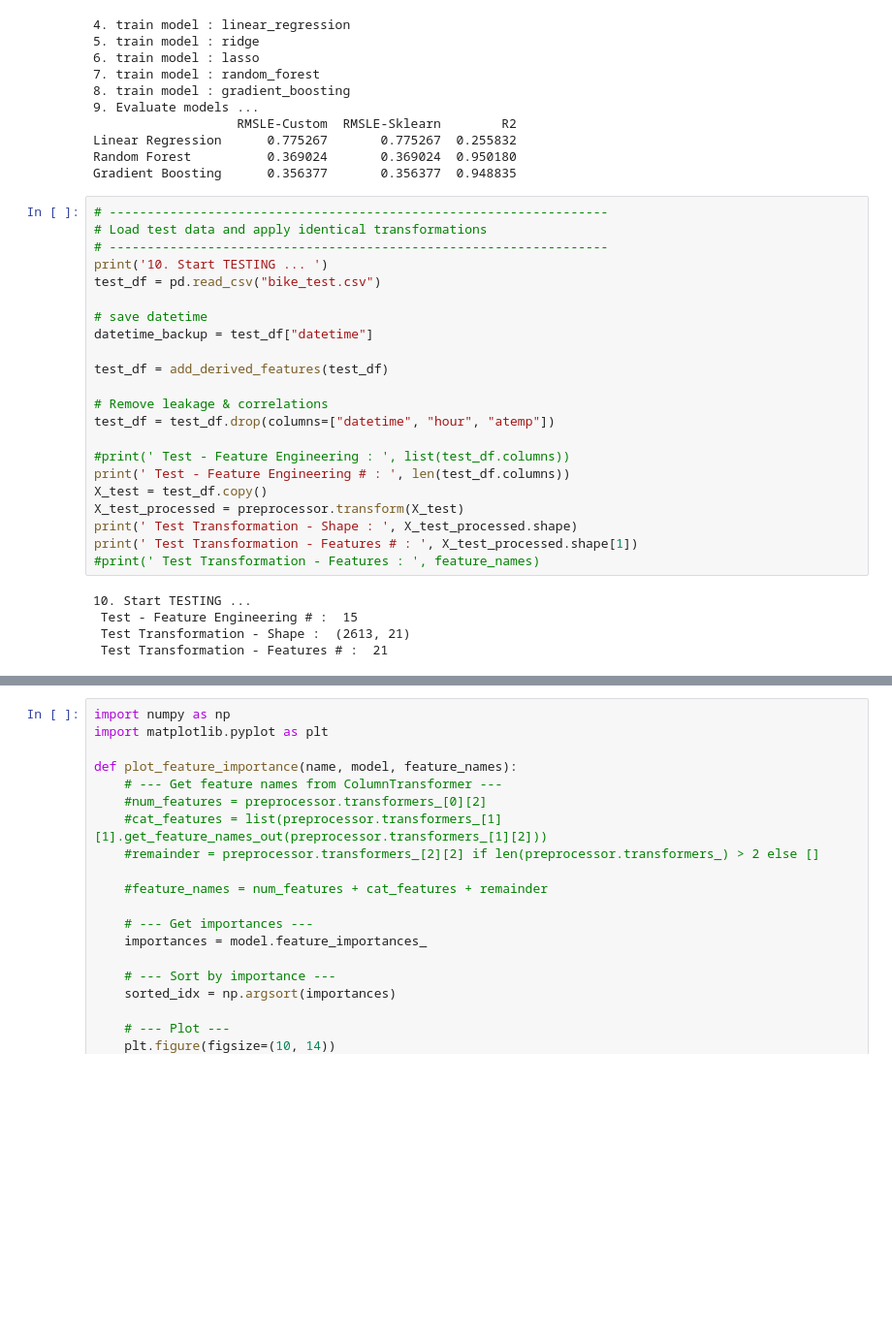
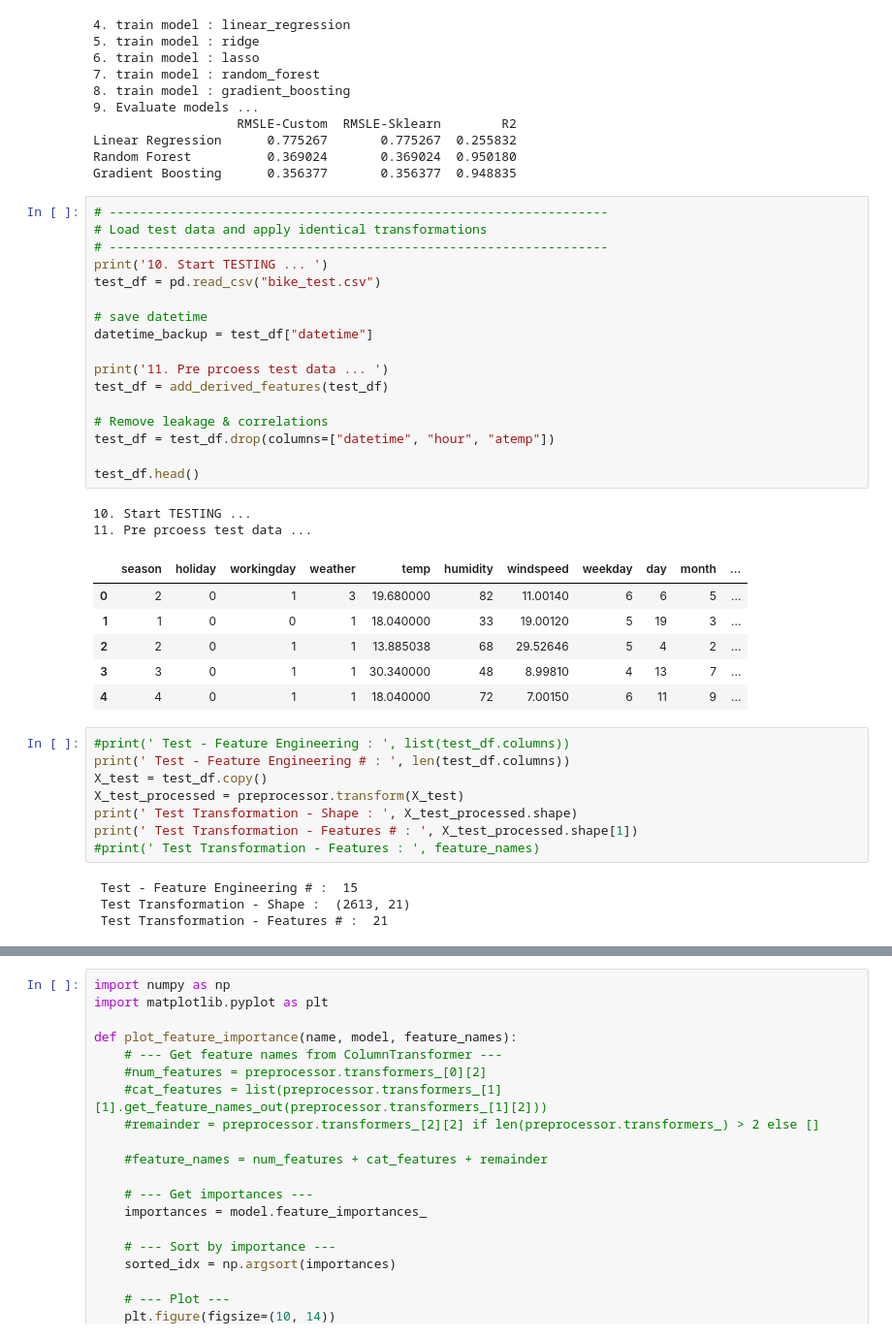
Before and after one commit to powarsg/bits_aiml, a Jupyter notebook: ML/1_Assignment/ML_Assignment1_2025AA05421.ipynb, the cells around one changed output, grey strips where cells are left out. Shown at 97% size. Cells and saved outputs as stored; diff of their text form; blank space fills up the shorter version.

```diff
--- a/ML/1_Assignment/ML_Assignment1_2025AA05421.ipynb
+++ b/ML/1_Assignment/ML_Assignment1_2025AA05421.ipynb
@@ -296,21 +305,33 @@ print(pd.DataFrame(results).T)
 Linear Regression      0.775267       0.775267  0.255832
 Random Forest          0.369024       0.369024  0.950180
 Gradient Boosting      0.356377       0.356377  0.948835
+# %%
+# ------------------------------------------------------------------
+# Load test data and apply identical transformations
+# ------------------------------------------------------------------
+print('10. Start TESTING ... ')
+test_df = pd.read_csv("bike_test.csv")
+
+# save datetime
+datetime_backup = test_df["datetime"]
+
+print('11. Pre prcoess test data ... ')
+test_df = add_derived_features(test_df)
+
+# Remove leakage & correlations
+test_df = test_df.drop(columns=["datetime", "hour", "atemp"])
+
+test_df.head()
+# %% [output]
+10. Start TESTING ...
+11. Pre prcoess test data ...
+|  | season | holiday | workingday | weather | temp | humidity | windspeed | weekday | day | month | ... |
+| 0 | 2 | 0 | 1 | 3 | 19.680000 | 82 | 11.00140 | 6 | 6 | 5 | ... |
+| 1 | 1 | 0 | 0 | 1 | 18.040000 | 33 | 19.00120 | 5 | 19 | 3 | ... |
+| 2 | 2 | 0 | 1 | 1 | 13.885038 | 68 | 29.52646 | 5 | 4 | 2 | ... |
+| 3 | 3 | 0 | 1 | 1 | 30.340000 | 48 | 8.99810 | 4 | 13 | 7 | ... |
+| 4 | 4 | 0 | 1 | 1 | 18.040000 | 72 | 7.00150 | 6 | 11 | 9 | ... |
 # %%
-# ------------------------------------------------------------------
-# Load test data and apply identical transformations
-# ------------------------------------------------------------------
-print('10. Start TESTING ... ')
-test_df = pd.read_csv("bike_test.csv")
-
-# save datetime
-datetime_backup = test_df["datetime"]
-
-test_df = add_derived_features(test_df)
-
-# Remove leakage & correlations
-test_df = test_df.drop(columns=["datetime", "hour", "atemp"])
-
 #print(' Test - Feature Engineering : ', list(test_df.columns))
 print(' Test - Feature Engineering # : ', len(test_df.columns))
 X_test = test_df.copy()
@@ -319,7 +340,6 @@ print(' Test Transformation - Shape : ', X_test_processed.shape)
 print(' Test Transformation - Features # : ', X_test_processed.shape[1])
 #print(' Test Transformation - Features : ', feature_names)
 # %% [output]
-10. Start TESTING ...
  Test - Feature Engineering # :  15
  Test Transformation - Shape :  (2613, 21)
  Test Transformation - Features # :  21
```
Also changed, not shown: parts of 2 cells of this notebook.
